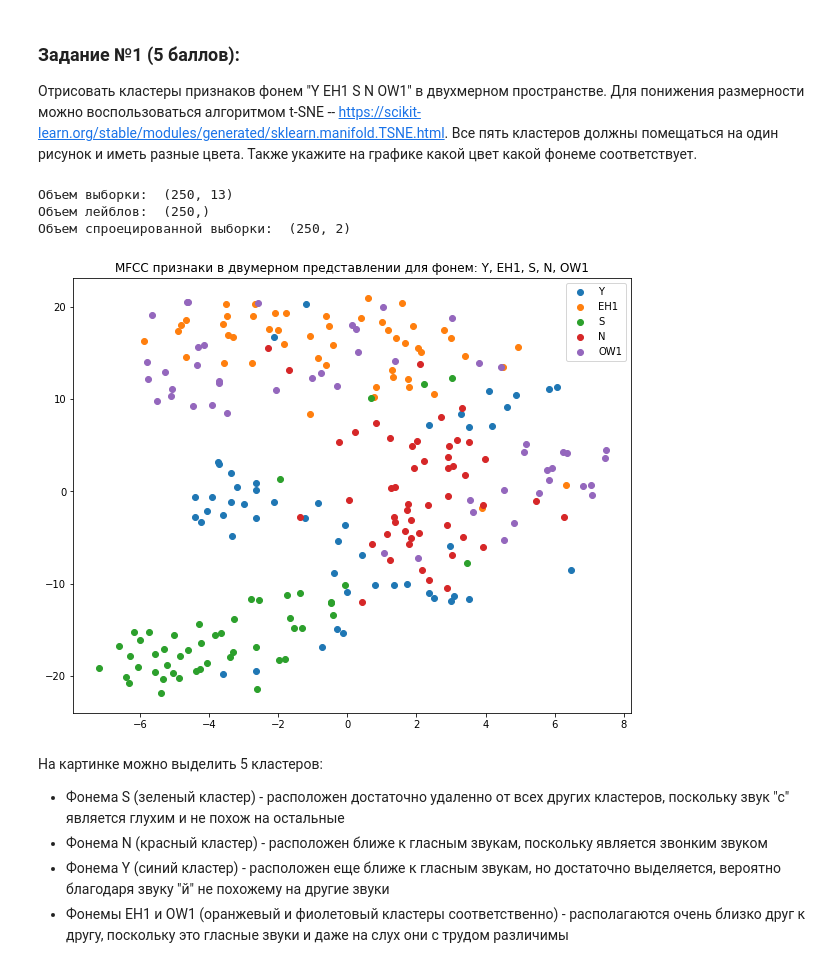
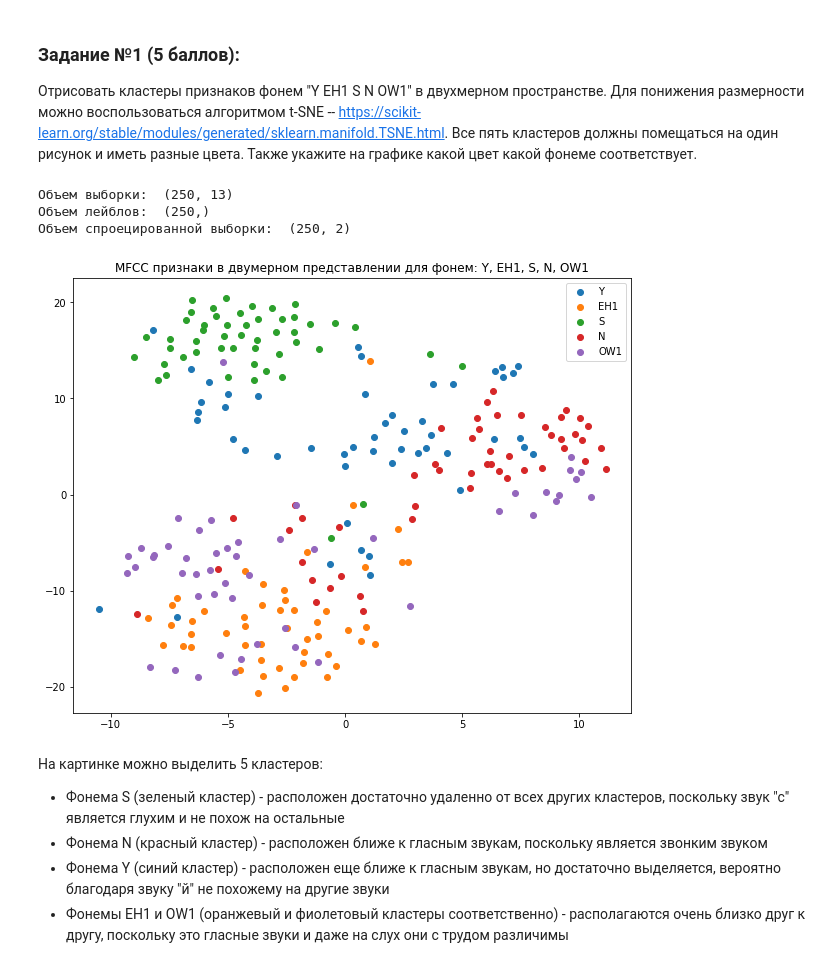
Before and after one commit to artysav97/MADE_2_Speech_pro, a Jupyter notebook: HW4/asr_lab_2.ipynb, the cells around one changed output. Drawn from its saved outputs; the diff is of its cells as text; code cells hidden in the pictures.

```diff
--- a/HW4/asr_lab_2.ipynb
+++ b/HW4/asr_lab_2.ipynb
@@ -459,35 +459,35 @@ Total time is: 45.03 sec
 # %%
 from sklearn.manifold import TSNE
 import random
-random.seed(42)
+random.seed(30)
 
 part = 50
 element = np.array(random.sample(phones_dict['Y'], part))
 X = np.array(element)
 Y = np.array(['Y' for _ in range(element.shape[0])])
 for fonema in ['EH1', 'S', 'N', 'OW1']:
   element = np.array(random.sample(phones_dict[fonema], part))
   X = np.append(X, element, axis=0)
   Y = np.append(Y, [fonema for _ in range(element.shape[0])])
 
 # Проецирование
 print('Объем выборки: ', X.shape)
 print('Объем лейблов: ', Y.shape)
-X_embedded = TSNE(n_components=2, perplexity=30,  early_exaggeration=200, learning_rate=100,  random_state=42).fit_transform(X)
+X_embedded = TSNE(n_components=2, perplexity=30,  early_exaggeration=150, learning_rate=100,  random_state=42).fit_transform(X)
 print('Объем спроецированной выборки: ', X_embedded.shape)
 
 # Визуализация
 fig = plt.figure(figsize=(10, 8))
 plt.title('MFCC признаки в двумерном представлении для фонем: Y, EH1, S, N, OW1')
 for fonema in ['Y', 'EH1', 'S', 'N', 'OW1']:
   plt.scatter(X_embedded[Y==fonema][:, 0], X_embedded[Y==fonema][:, 1], label=fonema)
 plt.legend()
 plt.show()
 # %% [output]
 Объем выборки:  (250, 13)
 Объем лейблов:  (250,)
 Объем спроецированной выборки:  (250, 2)
-[figure, old version]
+[figure, new version]
 # %% [markdown]
 На картинке можно выделить 5 кластеров:
 
```
Also changed, not shown: parts of 6 cells of this notebook.
